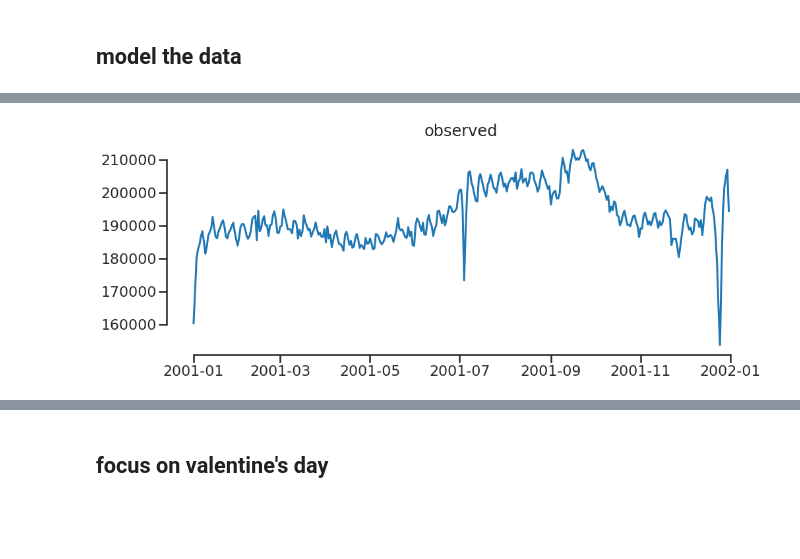
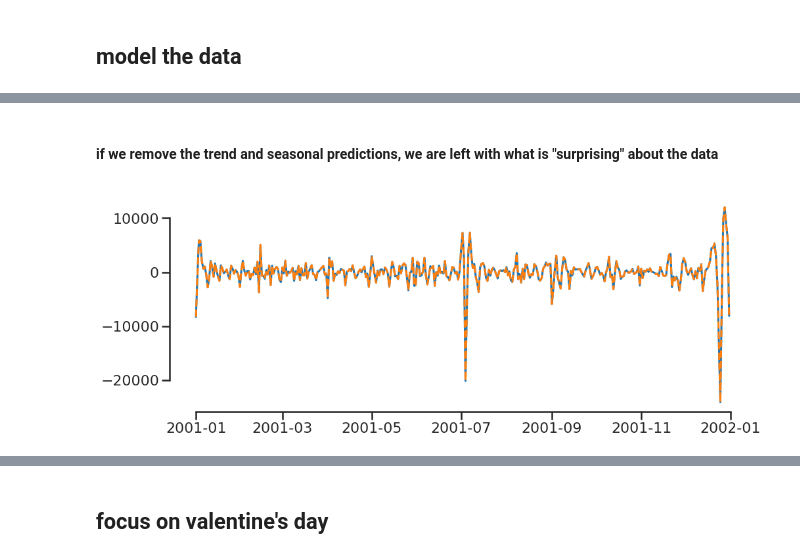
Before and after one commit to mwegrzyn/abbildungenWS1819, a Jupyter notebook: notebooks/birthDates_project.ipynb, the cells around one changed output, grey strips where cells are left out. Saved outputs shown, nothing was run; the diff lists cells and outputs as text; code cells hidden in the pictures; blank space fills up the shorter version.

```diff
--- a/notebooks/birthDates_project.ipynb
+++ b/notebooks/birthDates_project.ipynb
@@ -121,8 +162,10 @@ result_decompose = sm.tsa.seasonal_decompose(sum_df,extrapolate_trend=1)
+# %% [markdown]
+#### if we remove the trend and seasonal predictions, we are left with what is "surprising" about the data
 # %%
 plt.figure(figsize=(16,6))
-plt.plot(result_decompose.observed)
-plt.title('observed')
+plt.plot(result_decompose.resid)
+plt.plot(result_decompose.observed-result_decompose.seasonal-result_decompose.trend,'--')
 sns.despine(trim=True)
 plt.show()
 # %% [output]
-[figure, old version]
+[figure, new version]
```
Also changed, not shown: parts of 33 cells of this notebook.
